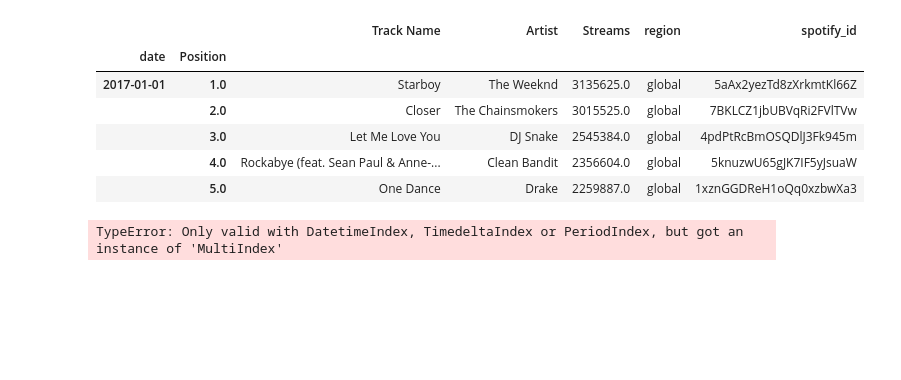
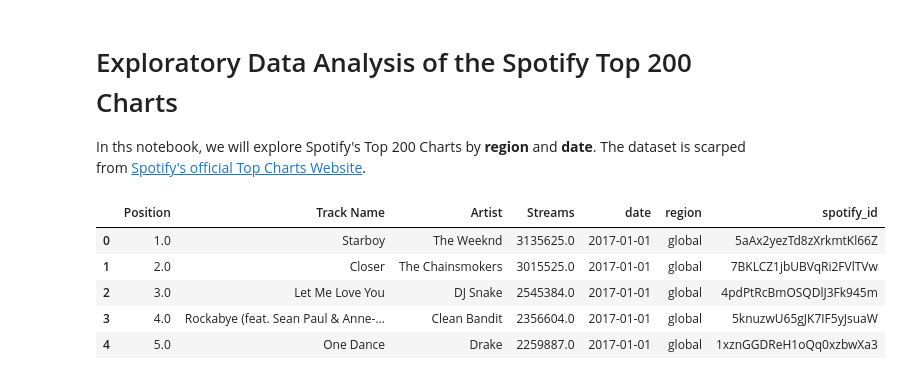
Before and after one commit to radroid/data_1202_group_project, a Jupyter notebook: Data Processing.ipynb, the cells around one changed output. Saved outputs shown, nothing was run; the diff lists cells and outputs as text; code cells hidden in the pictures; blank space fills up the shorter version.

```diff
--- a/Data Processing.ipynb
+++ b/Data Processing.ipynb
@@ -1 +1,4 @@
+# %% [markdown]
+# Exploratory Data Analysis of the Spotify Top 200 Charts
+In ths notebook, we will explore Spotify's Top 200 Charts by **region** and **date**. The dataset is scarped from [Spotify's official Top Charts Website](https://spotifycharts.com/regional/).
 # %%
@@ -3,22 +8,18 @@ import pandas as pd
 import pathlib
 # %%
-filepath = pathlib.Path("global_top_200_daily.csv")
+# Load the dataset
+filepath = pathlib.Path("all_regions_top_200_daily.csv")
 
 if filepath.exists():
-    data_df = pd.read_csv(filepath, parse_dates=True, index_col=["date","Position"])
+    data_df = pd.read_csv(filepath, parse_dates=True)
 else:
     data_df = pd.DataFrame()
 
 data_df.head()
 # %% [output]
-|  |  | Track Name | Artist | Streams | region | spotify_id |
-| date | Position |  |  |  |  |  |
-| 2017-01-01 | 1.0 | Starboy | The Weeknd | 3135625.0 | global | 5aAx2yezTd8zXrkmtKl66Z |
-|  | 2.0 | Closer | The Chainsmokers | 3015525.0 | global | 7BKLCZ1jbUBVqRi2FVlTVw |
-|  | 3.0 | Let Me Love You | DJ Snake | 2545384.0 | global | 4pdPtRcBmOSQDlJ3Fk945m |
-|  | 4.0 | Rockabye (feat. Sean Paul & Anne-... | Clean Bandit | 2356604.0 | global | 5knuzwU65gJK7IF5yJsuaW |
-|  | 5.0 | One Dance | Drake | 2259887.0 | global | 1xznGGDReH1oQq0xzbwXa3 |
+|  | Position | Track Name | Artist | Streams | date | region | spotify_id |
+| 0 | 1.0 | Starboy | The Weeknd | 3135625.0 | 2017-01-01 | global | 5aAx2yezTd8zXrkmtKl66Z |
+| 1 | 2.0 | Closer | The Chainsmokers | 3015525.0 | 2017-01-01 | global | 7BKLCZ1jbUBVqRi2FVlTVw |
+| 2 | 3.0 | Let Me Love You | DJ Snake | 2545384.0 | 2017-01-01 | global | 4pdPtRcBmOSQDlJ3Fk945m |
+| 3 | 4.0 | Rockabye (feat. Sean Paul & Anne-... | Clean Bandit | 2356604.0 | 2017-01-01 | global | 5knuzwU65gJK7IF5yJsuaW |
+| 4 | 5.0 | One Dance | Drake | 2259887.0 | 2017-01-01 | global | 1xznGGDReH1oQq0xzbwXa3 |
-# %%
-resampled_streams = data_df["Streams"].resample("1y").sum()
-# %% [output]
-TypeError: Only valid with DatetimeIndex, TimedeltaIndex or PeriodIndex, but got an instance of 'MultiIndex'
```
Also changed, not shown: parts of 25 cells of this notebook.
